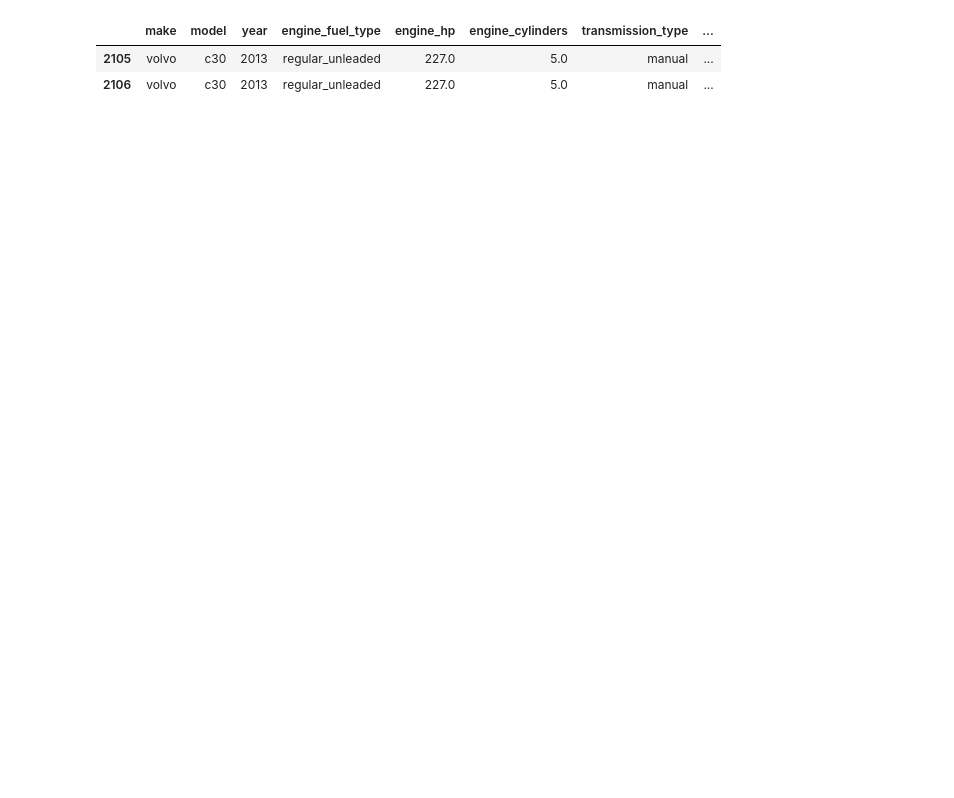
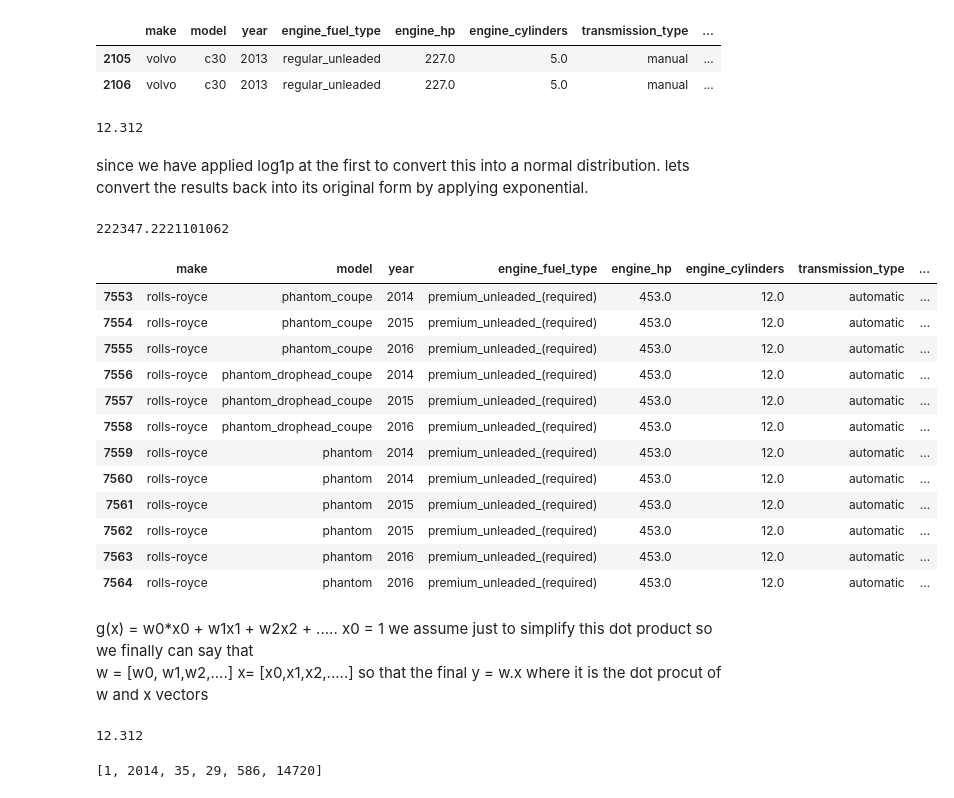
Before and after one commit to lakshmant-thota/ml_zoomcamp, a Jupyter notebook: ml_zoomcamp_2.ipynb, the cells around one changed output. Cells and saved outputs as stored; diff of their text form; code cells hidden in the pictures; blank space fills up the shorter version.

```diff
--- a/ml_zoomcamp_2.ipynb
+++ b/ml_zoomcamp_2.ipynb
@@ -344,0 +351,35 @@ df[(df.engine_hp == 227.0) & (df.city_mpg == 21) & (df.popularity == 870) & (df.
+# %%
+res = lr1(xi)
+res
+# %% [output]
+12.312
+# %% [markdown]
+since we have applied log1p at the first to convert this into a normal distribution. lets convert the results back into its original form by applying exponential.
+# %%
+final_Res = np.expm1(res)
+final_Res
+# %% [output]
+222347.2221101062
+# %%
+df[(df.engine_hp == 453) & (df.city_mpg == 11) & (df.popularity == 86)]#& (df.year == 2013)]
+# %% [output]
+|  | make | model | year | engine_fuel_type | engine_hp | engine_cylinders | transmission_type | ... |
+| 7553 | rolls-royce | phantom_coupe | 2014 | premium_unleaded_(required) | 453.0 | 12.0 | automatic | ... |
+| 7554 | rolls-royce | phantom_coupe | 2015 | premium_unleaded_(required) | 453.0 | 12.0 | automatic | ... |
+| 7555 | rolls-royce | phantom_coupe | 2016 | premium_unleaded_(required) | 453.0 | 12.0 | automatic | ... |
+| 7556 | rolls-royce | phantom_drophead_coupe | 2014 | premium_unleaded_(required) | 453.0 | 12.0 | automatic | ... |
+| 7557 | rolls-royce | phantom_drophead_coupe | 2015 | premium_unleaded_(required) | 453.0 | 12.0 | automatic | ... |
+| 7558 | rolls-royce | phantom_drophead_coupe | 2016 | premium_unleaded_(required) | 453.0 | 12.0 | automatic | ... |
+| 7559 | rolls-royce | phantom | 2014 | premium_unleaded_(required) | 453.0 | 12.0 | automatic | ... |
+| 7560 | rolls-royce | phantom | 2014 | premium_unleaded_(required) | 453.0 | 12.0 | automatic | ... |
+| 7561 | rolls-royce | phantom | 2015 | premium_unleaded_(required) | 453.0 | 12.0 | automatic | ... |
+| 7562 | rolls-royce | phantom | 2015 | premium_unleaded_(required) | 453.0 | 12.0 | automatic | ... |
+| 7563 | rolls-royce | phantom | 2016 | premium_unleaded_(required) | 453.0 | 12.0 | automatic | ... |
+| 7564 | rolls-royce | phantom | 2016 | premium_unleaded_(required) | 453.0 | 12.0 | automatic | ... |
+# %% [markdown]
+g(x) = w0*x0 + w1x1 + w2x2 + .....
+x0 = 1 we assume just to simplify this dot product
+so we finally can say that
+w = [w0, w1,w2,....]
+x= [x0,x1,x2,.....]
+so that the final y  = w.x where it is the dot procut of w and x vectors
@@ -344,0 +392,9 @@ df[(df.engine_hp == 227.0) & (df.city_mpg == 21) & (df.popularity == 870) & (df.
+# %%
+lr(x,wnew)
+# %% [output]
+12.312
+# %%
+x1 = [1]+ list(df[(df.columns[df.dtypes == 'int']) ].iloc[123])
+x1
+# %% [output]
+[1, 2014, 35, 29, 586, 14720]
```
Also changed, not shown: parts of 85 cells of this notebook.
